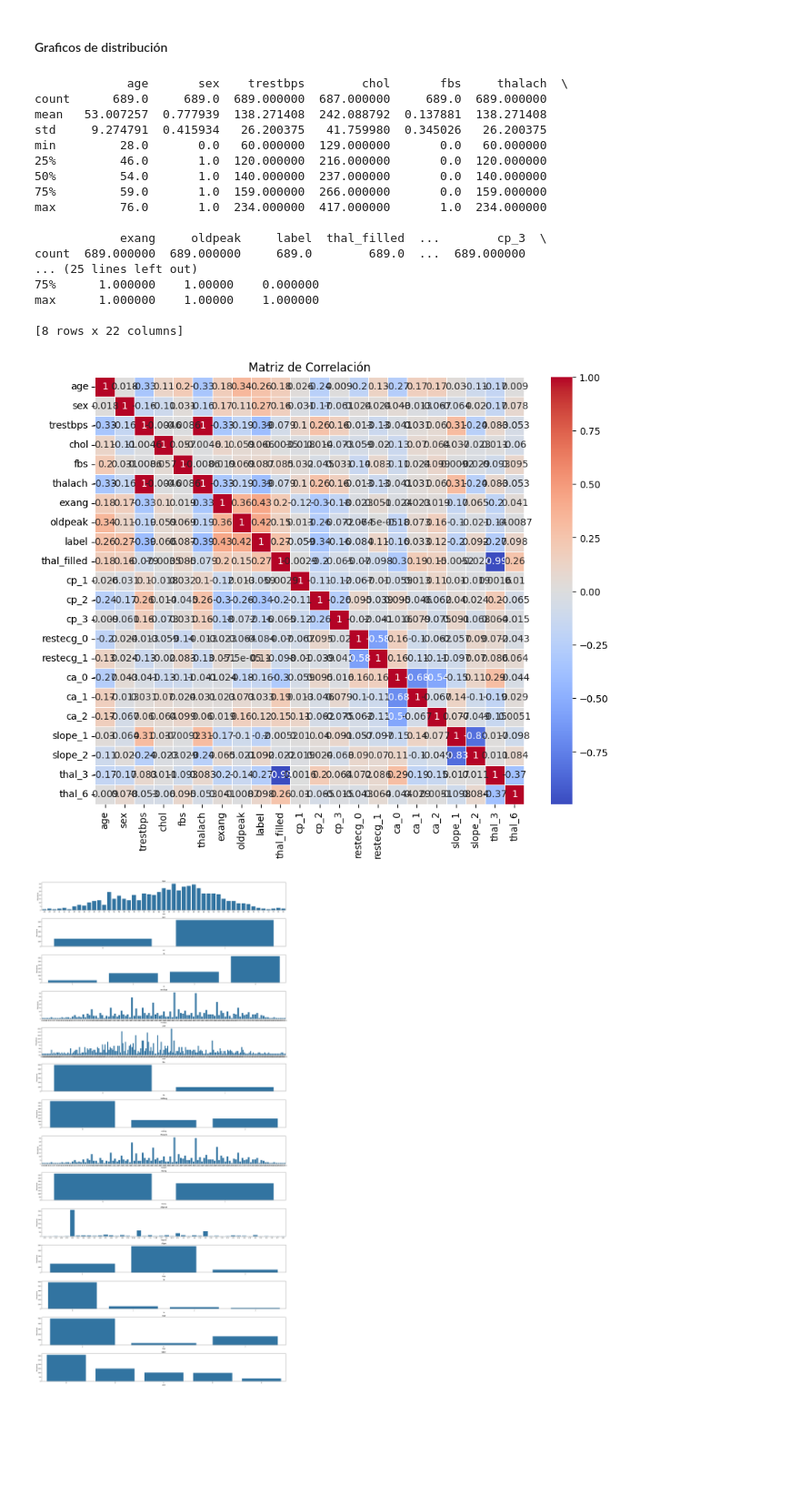
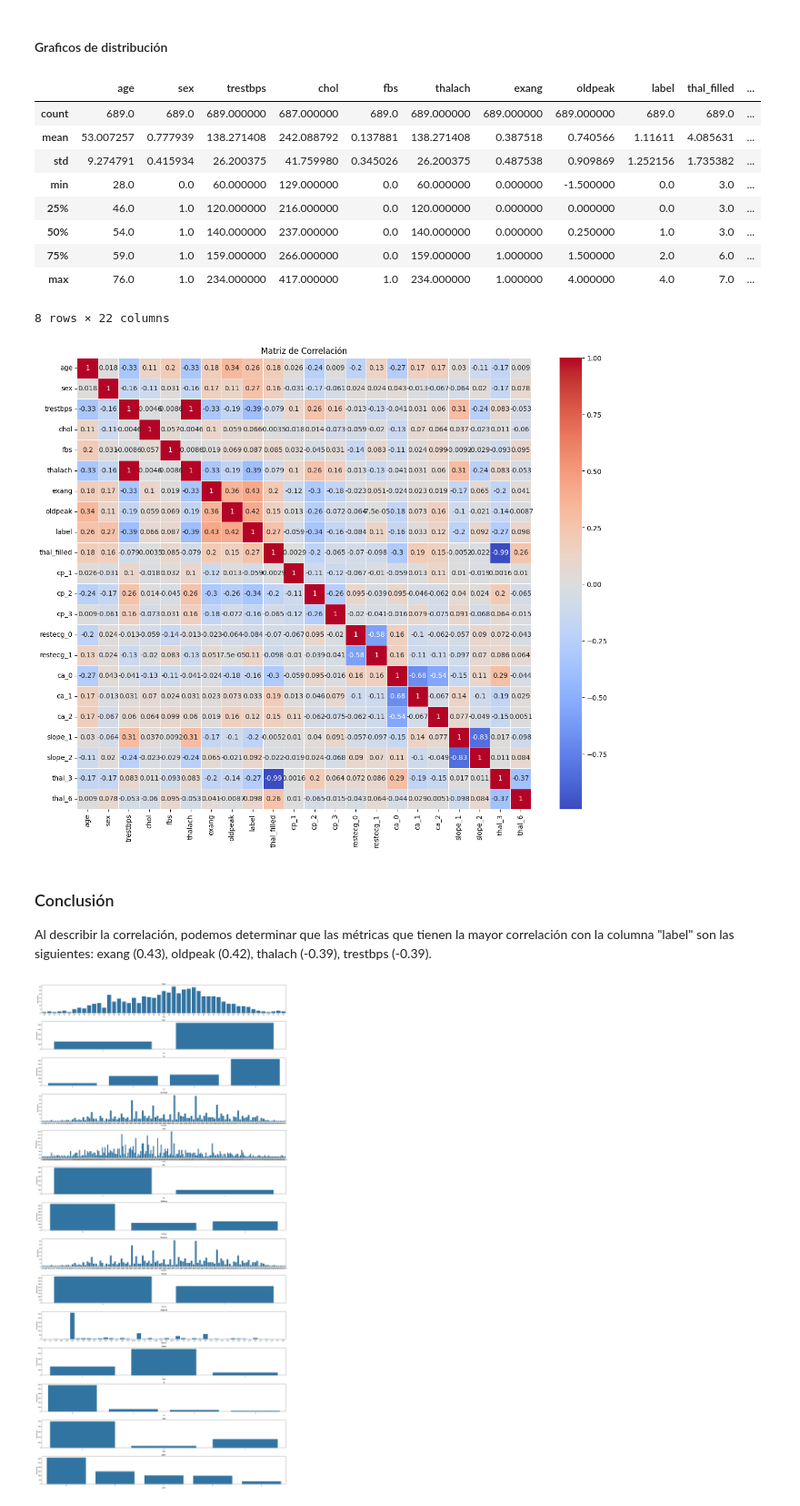
Before and after one commit to cmarty02/DATACADABRA_DataProject_3, a Jupyter notebook: data_raw/Data_Project_3_final.ipynb, the cells around one changed output. Shown at 91% size. Drawn from its saved outputs; the diff is of its cells as text; code cells hidden in the pictures; blank space fills up the shorter version.

```diff
--- a/data_raw/Data_Project_3_final.ipynb
+++ b/data_raw/Data_Project_3_final.ipynb
@@ -1110,42 +1110,40 @@ df_dummy
 # %% [markdown]
 #### Graficos de distribución
 # %%
-print(df_dummy.describe())
+display(df_dummy.describe())
 # %% [output]
+|  | age | sex | trestbps | chol | fbs | thalach | exang | oldpeak | label | thal_filled | ... |
+| count | 689.0 | 689.0 | 689.000000 | 687.000000 | 689.0 | 689.000000 | 689.000000 | 689.000000 | 689.0 | 689.0 | ... |
+| mean | 53.007257 | 0.777939 | 138.271408 | 242.088792 | 0.137881 | 138.271408 | 0.387518 | 0.740566 | 1.11611 | 4.085631 | ... |
+| std | 9.274791 | 0.415934 | 26.200375 | 41.759980 | 0.345026 | 26.200375 | 0.487538 | 0.909869 | 1.252156 | 1.735382 | ... |
+| min | 28.0 | 0.0 | 60.000000 | 129.000000 | 0.0 | 60.000000 | 0.000000 | -1.500000 | 0.0 | 3.0 | ... |
+| 25% | 46.0 | 1.0 | 120.000000 | 216.000000 | 0.0 | 120.000000 | 0.000000 | 0.000000 | 0.0 | 3.0 | ... |
+| 50% | 54.0 | 1.0 | 140.000000 | 237.000000 | 0.0 | 140.000000 | 0.000000 | 0.250000 | 1.0 | 3.0 | ... |
+| 75% | 59.0 | 1.0 | 159.000000 | 266.000000 | 0.0 | 159.000000 | 1.000000 | 1.500000 | 2.0 | 6.0 | ... |
+| max | 76.0 | 1.0 | 234.000000 | 417.000000 | 1.0 | 234.000000 | 1.000000 | 4.000000 | 4.0 | 7.0 | ... |
-             age       sex    trestbps        chol       fbs     thalach  \
-count      689.0     689.0  689.000000  687.000000     689.0  689.000000
-mean   53.007257  0.777939  138.271408  242.088792  0.137881  138.271408
-std     9.274791  0.415934   26.200375   41.759980  0.345026   26.200375
-min         28.0       0.0   60.000000  129.000000       0.0   60.000000
-25%         46.0       1.0  120.000000  216.000000       0.0  120.000000
-50%         54.0       1.0  140.000000  237.000000       0.0  140.000000
-75%         59.0       1.0  159.000000  266.000000       0.0  159.000000
-max         76.0       1.0  234.000000  417.000000       1.0  234.000000
-
-            exang     oldpeak     label  thal_filled  ...        cp_3  \
-count  689.000000  689.000000     689.0        689.0  ...  689.000000
-... (25 lines left out)
-75%      1.000000    1.00000    0.000000
-max      1.000000    1.00000    1.000000
-
-[8 rows x 22 columns]
+8 rows × 22 columns
 # %%
 # Calcular la matriz de correlación
 correlation_matrix = df_dummy.corr()
 
 # Definir el umbral de correlación
 threshold = 0
 
 # Crear un mapa de calor de la matriz de correlación
-plt.figure(figsize=(10, 8))
+plt.figure(figsize=(15, 12))
 sns.heatmap(correlation_matrix, annot=True, cmap='coolwarm', linewidths=0.5,
             mask=np.abs(correlation_matrix) <= threshold)  # Solo muestra las celdas con correlación mayor que el umbral
 plt.title('Matriz de Correlación')
 
 # Mostrar el mapa de calor
 plt.show()
 # %% [output]
-[figure, old version]
+[figure, new version]
+# %% [markdown]
+### Conclusión
+
+
+Al describir la correlación, podemos determinar que las métricas que tienen la mayor correlación con la columna "label" son las siguientes: exang (0.43), oldpeak (0.42), thalach (-0.39), trestbps (-0.39).
 # %%
 cols = ['age', 'sex', 'cp', 'trestbps', 'chol', 'fbs', 'restecg', 'thalach', 'exang', 'oldpeak', 'slope', 'ca', 'thal', 'label']
 
```
Also changed, not shown: parts of 2 cells of this notebook.
